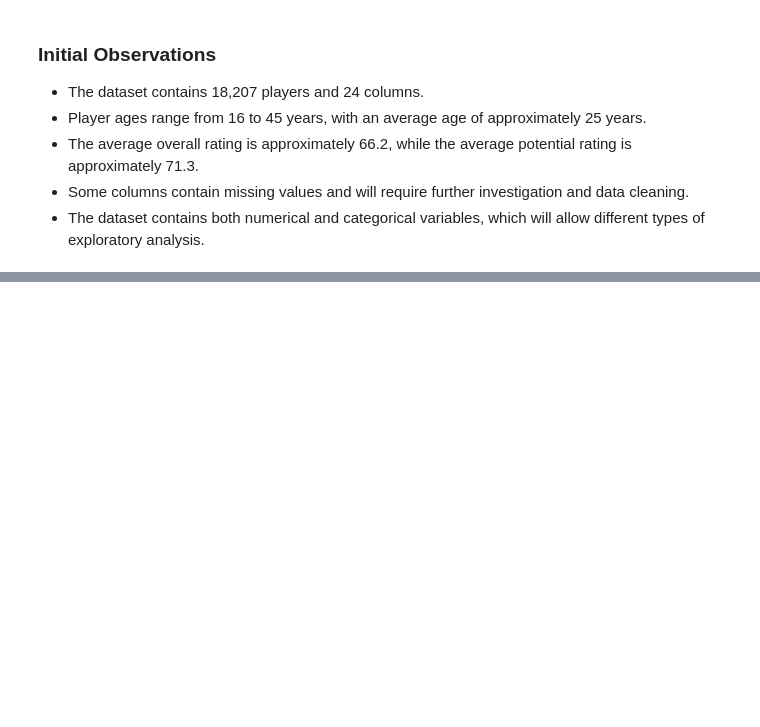
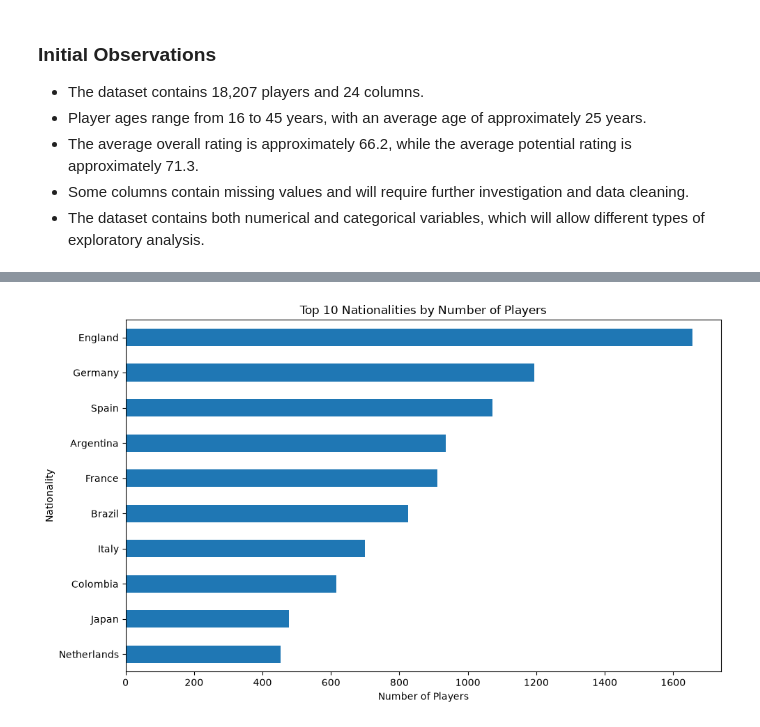
Before and after one commit to thomasbobadila-design/fifa-data-analysis, a Jupyter notebook: notebooks/fifa_analysis.ipynb, the cells around one changed output, grey strips where cells are left out. Drawn from its saved outputs; the diff is of its cells as text; code cells hidden in the pictures; blank space fills up the shorter version.

```diff
--- a/notebooks/fifa_analysis.ipynb
+++ b/notebooks/fifa_analysis.ipynb
@@ -147,0 +216,4 @@ memory usage: 3.3 MB
+# %%
+# Fill missing categorical values
+df_clean["EMPRESTADO_DE_"] = df_clean["EMPRESTADO_DE_"].fillna("Not on loan")
+df_clean["TIME"] = df_clean["TIME"].fillna("No Club")
@@ -147,0 +226,14 @@ memory usage: 3.3 MB
+# %%
+# Remove rows with missing physical/technical attributes
+df_clean = df_clean.dropna(
+    subset=[
+        "ALTURA",
+        "PESO",
+        "CONTROLE_DE_BOLA",
+        "ARRANCADA",
+        "AGILIDADE",
+        "EQUILÍBRIO",
+        "ENERGIA",
+        "FORCA"
+    ]
+)
@@ -147,0 +246,3 @@ memory usage: 3.3 MB
+# %%
+# Remove duplicate records
+df_clean = df_clean.drop_duplicates()
@@ -147,0 +379,9 @@ memory usage: 3.3 MB
+# %%
+# Create age categories
+def categorize_age(age):
+    if age <= 25:
+        return "Young"
+    else:
+        return "Veteran"
+
+df_clean["AGE_CATEGORY"] = df_clean["IDADE"].apply(categorize_age)
@@ -147,0 +450,13 @@ memory usage: 3.3 MB
+# %%
+top_nationalities = df_clean["NACIONALIDADE"].value_counts().head(10)
+
+plt.figure(figsize=(10, 6))
+top_nationalities.sort_values().plot(kind="barh")
+
+plt.title("Top 10 Nationalities by Number of Players")
+plt.xlabel("Number of Players")
+plt.ylabel("Nationality")
+plt.tight_layout()
+plt.show()
+# %% [output]
+[figure, added]
```
Also changed, not shown: parts of 41 cells of this notebook, 2 other files.
